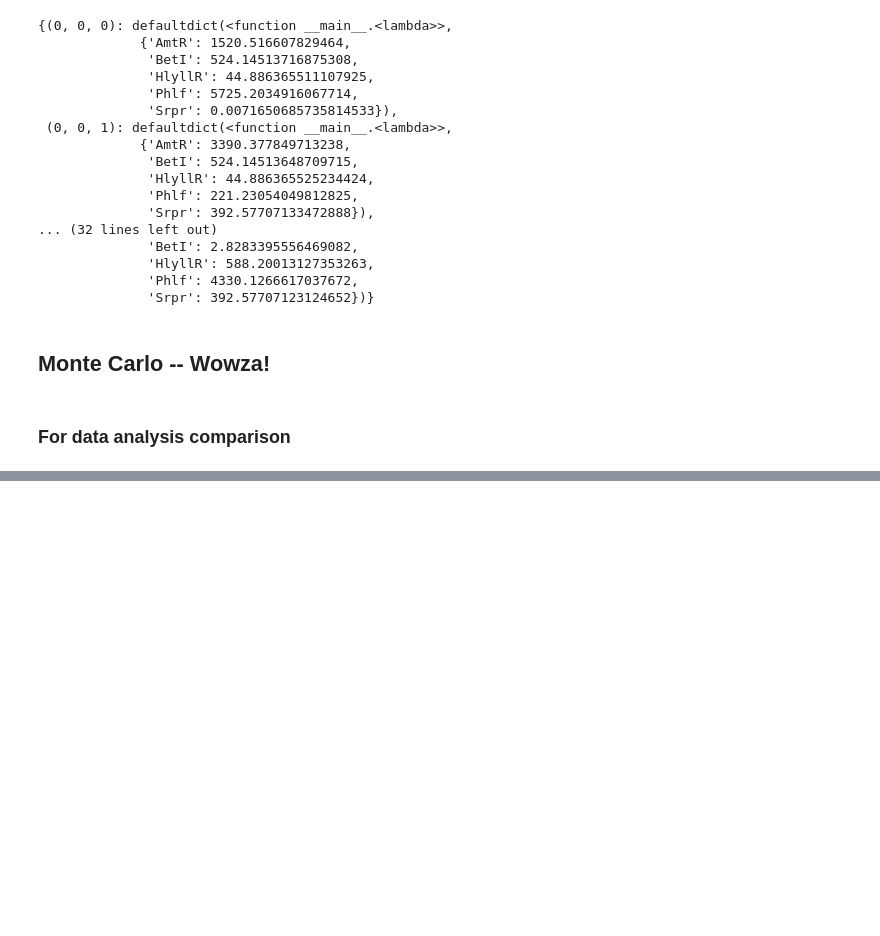
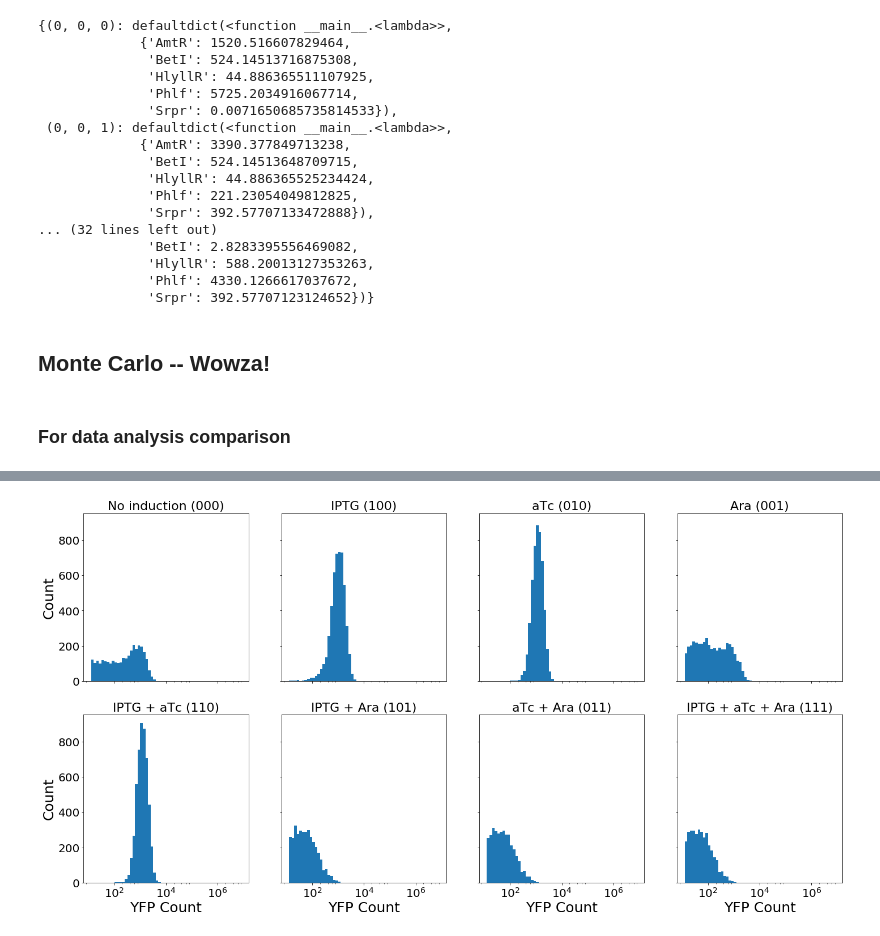
Before and after one commit to hsalis/SD2code, a Jupyter notebook: circuit_generator/rule_30_circuit.ipynb, the cells around one changed output, grey strips where cells are left out. Drawn from its saved outputs; the diff is of its cells as text; code cells hidden in the pictures; blank space fills up the shorter version.

```diff
--- a/circuit_generator/rule_30_circuit.ipynb
+++ b/circuit_generator/rule_30_circuit.ipynb
@@ -707,0 +713,35 @@ x
+# %%
+### Histogram for MC
+
+fig, axes = plt.subplots(2, 4, figsize=(24, 12), sharey=True, sharex=True)
+
+axes[0, 0].set_title('No induction (000)', fontdict={'fontsize':22})
+axes[0, 0].hist(prot_mc_analysis[(0, 0, 0)],bins=np.logspace(1.1,6.9,59))
+axes[0, 1].set_title('IPTG (100)', fontdict={'fontsize':22})
+axes[0, 1].hist(prot_mc_analysis[(1, 0, 0)],bins=np.logspace(1.1,6.9,59))
+axes[0, 2].set_title('aTc (010)', fontdict={'fontsize':22})
+axes[0, 2].hist(prot_mc_analysis[(0, 1, 0)],bins=np.logspace(1.1,6.9,59))
+axes[0, 3].set_title('Ara (001)', fontdict={'fontsize':22})
+axes[0, 3].hist(prot_mc_analysis[(0, 0, 1)],bins=np.logspace(1.1,6.9,59))
+
+axes[1, 0].set_title('IPTG + aTc (110)', fontdict={'fontsize':22})
+axes[1, 0].hist(prot_mc_analysis[(1, 1, 0)],bins=np.logspace(1.1,6.9,59))
+axes[1, 1].set_title('IPTG + Ara (101)', fontdict={'fontsize':22})
+axes[1, 1].hist(prot_mc_analysis[(1, 0, 1)],bins=np.logspace(1.1,6.9,59))
+axes[1, 2].set_title('aTc + Ara (011)', fontdict={'fontsize':22})
+axes[1, 2].hist(prot_mc_analysis[(0, 1, 1)],bins=np.logspace(1.1,6.9,59))
+axes[1, 3].set_title('IPTG + aTc + Ara (111)', fontdict={'fontsize':22})
+axes[1, 3].hist(prot_mc_analysis[(1, 1, 1)],bins=np.logspace(1.1,6.9,59))
+
+axes[0, 0].set_ylabel('Count')
+axes[1, 0].set_ylabel('Count')
+axes[1, 0].set_xlabel('YFP Count')
+axes[1, 1].set_xlabel('YFP Count')
+axes[1, 2].set_xlabel('YFP Count')
+axes[1, 3].set_xlabel('YFP Count')
+
+plt.gca().set_xscale('log')
+plt.savefig('Fig1.png', bbox_inches='tight', dpi=600)
+plt.show()
+# %% [output]
+[figure, added]
```
Also changed, not shown: parts of 22 cells of this notebook, 6 other files.
